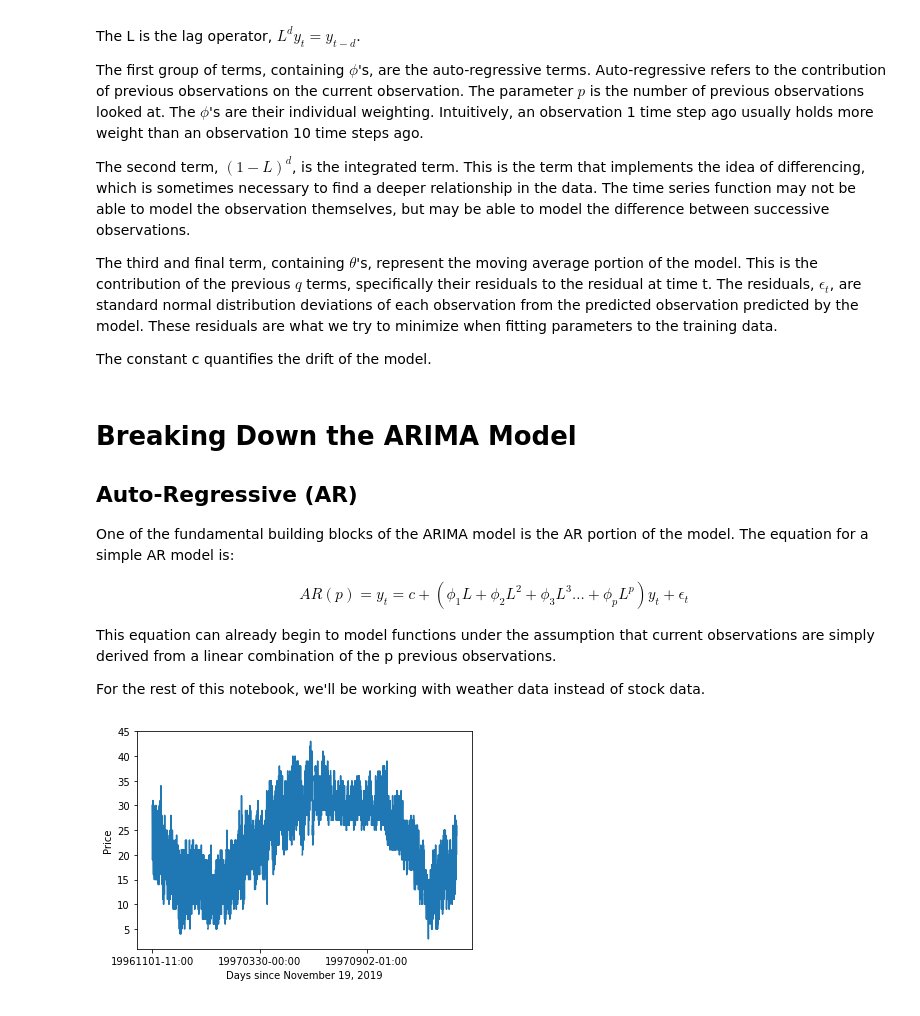
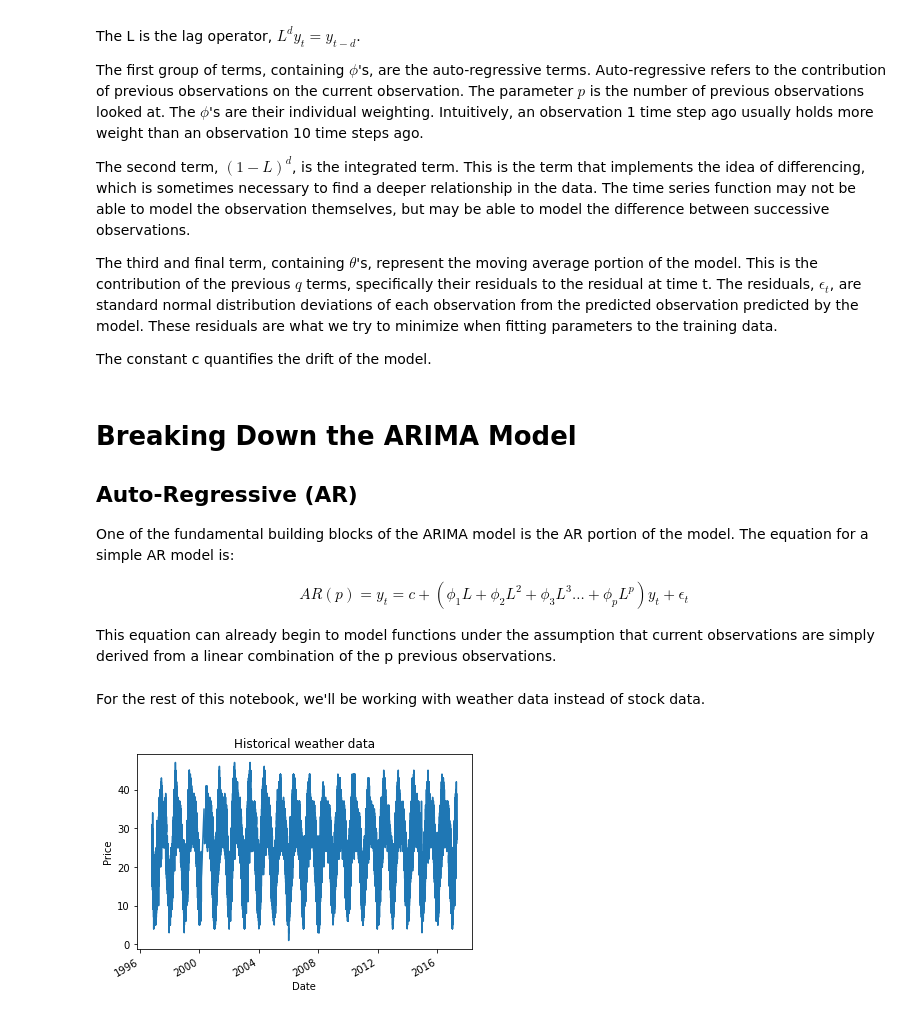
Before and after one commit to adamchang2000/cs189-project-t-arima, a Jupyter notebook: CS189 Project T ARIMA.ipynb, the cells around one changed output. Saved outputs shown, nothing was run; the diff lists cells and outputs as text; code cells hidden in the pictures.

```diff
--- a/CS189 Project T ARIMA.ipynb
+++ b/CS189 Project T ARIMA.ipynb
@@ -128,19 +158,30 @@ AR(p) = y_{t} = c + (\phi_{1}L + \phi_{2}L^{2} + \phi_{3}L^{3}... + \phi_{p}L^{p
 \end{align*}
 
 This equation can already begin to model functions under the assumption that current observations are simply derived from a linear combination of the p previous observations.
-
-For the rest of this notebook, we'll be working with weather data instead of stock data.
-# %%
-weather_data = pd.read_csv('weather_data.csv')
-weather_time = weather_data['datetime_utc'][:8500]
-weather_temp = weather_data[' _tempm'][:8500]
-
-plt.plot(weather_time, weather_temp)
-plt.xticks(weather_time[::3000])
-plt.xlabel('time')
-plt.ylabel('temp in deg C')
-plt.xlabel('Days since November 19, 2019')
-plt.ylabel('Price')
-plt.show()
-# %% [output]
-[figure, removed]
+# %% [markdown]
+For the rest of this notebook, we'll be working with weather data instead of stock data.
+# %%
+#load dataset
+weather_data = pd.read_csv('weather_data.csv', parse_dates=['datetime_utc'], index_col='datetime_utc')
+weather_data = weather_data.rename(index=str, columns={' _tempm': 'temperature'})
+
+#interpolate null values
+weather_data.ffill(inplace=True)
+weather_data.index = pd.to_datetime(weather_data.index)
+
+#remove outliers
+weather_data = weather_data[weather_data.temperature < 50]
+weather_temp = weather_data['temperature']
+
+weather_temp.plot()
+plt.xlabel('time')
+plt.ylabel('temp in deg C')
+plt.xlabel('Date')
+plt.ylabel('Price')
+plt.title('Historical weather data')
+plt.show()
+
+print(weather_temp.head())
+print('Null values: %s' % str(weather_temp.isnull().sum()))
+# %% [output]
+[figure, added]
```
Also changed, not shown: parts of 25 cells of this notebook.
